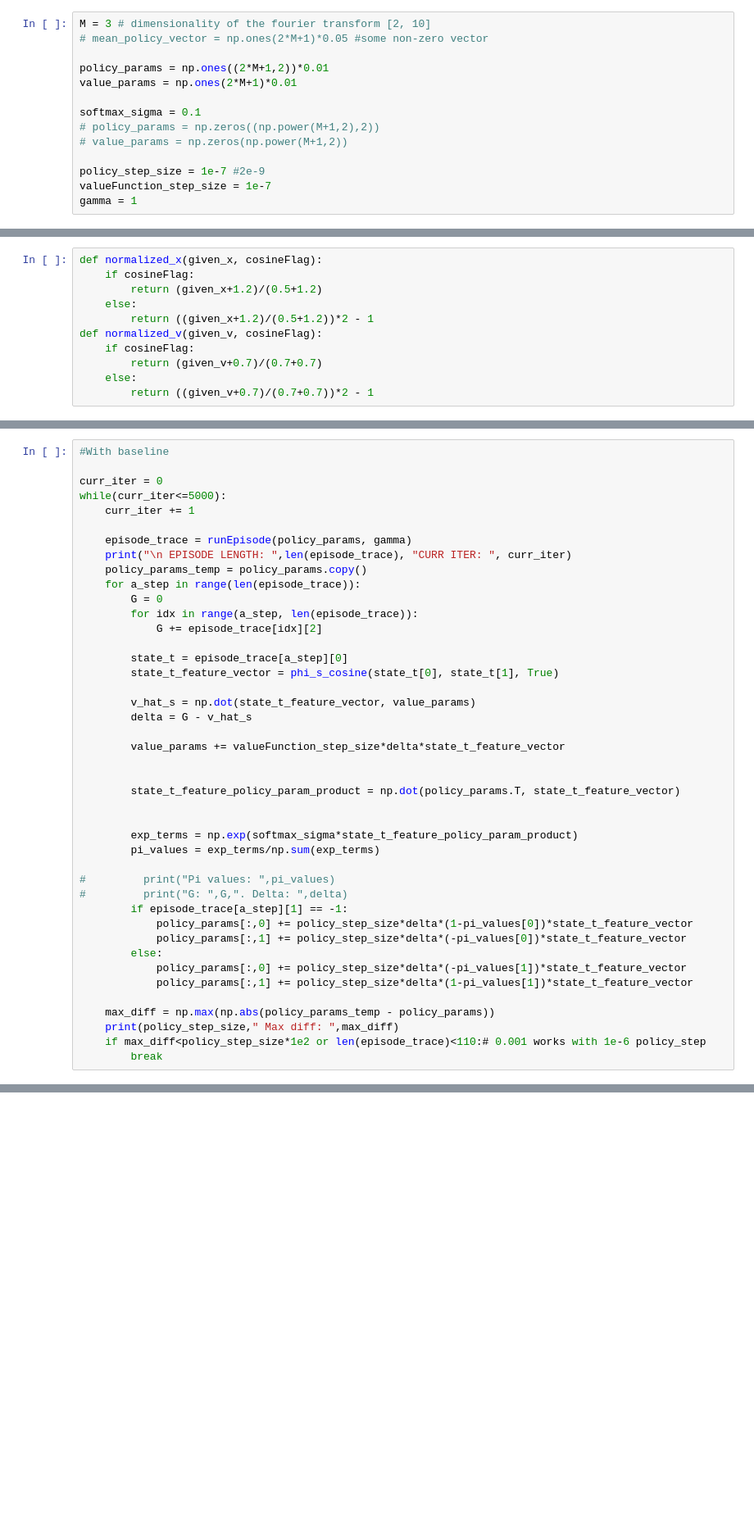
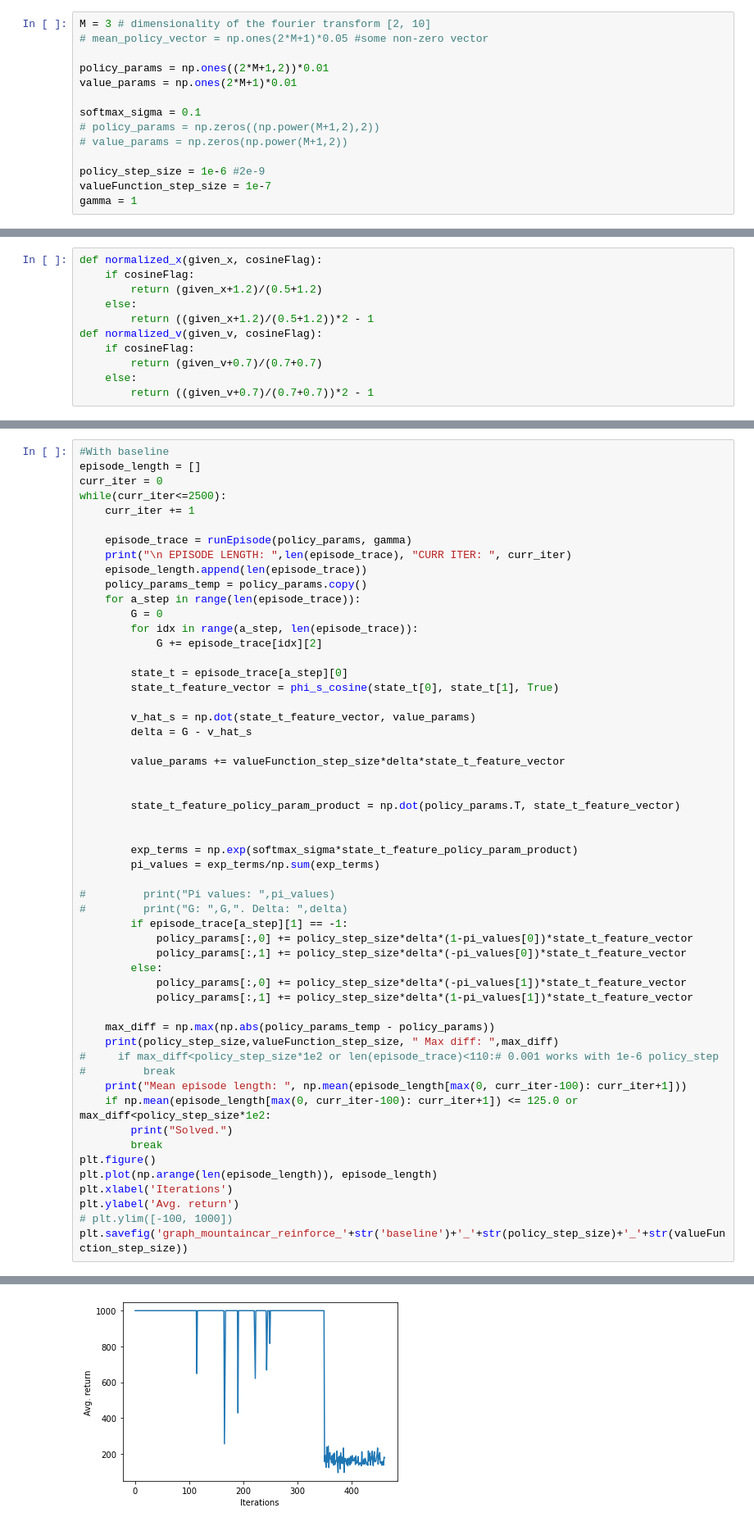
Before and after one commit to AlolikaGon/RL_PolicyGradientMethods, a Jupyter notebook: ShivamCode/Reinforce_Baseline_MountainCar.ipynb, the cells around one changed output, grey strips where cells are left out. Shown at 82% size. Drawn from its saved outputs; the diff is of its cells as text; blank space fills up the shorter version.

```diff
--- a/ShivamCode/Reinforce_Baseline_MountainCar.ipynb
+++ b/ShivamCode/Reinforce_Baseline_MountainCar.ipynb
@@ -15,7 +16,7 @@ softmax_sigma = 0.1
 # policy_params = np.zeros((np.power(M+1,2),2))
 # value_params = np.zeros(np.power(M+1,2))
 
-policy_step_size = 1e-7 #2e-9
+policy_step_size = 1e-6 #2e-9
 valueFunction_step_size = 1e-7
 gamma = 1
 # %%
@@ -133,13 +134,14 @@ def runEpisode(policy_params, gamma):
     return episode_trace
 # %%
 #With baseline
-
+episode_length = []
 curr_iter = 0
-while(curr_iter<=5000):
+while(curr_iter<=2500):
     curr_iter += 1
 
     episode_trace = runEpisode(policy_params, gamma)
     print("\n EPISODE LENGTH: ",len(episode_trace), "CURR ITER: ", curr_iter)
+    episode_length.append(len(episode_trace))
     policy_params_temp = policy_params.copy()
     for a_step in range(len(episode_trace)):
         G = 0
@@ -171,8 +173,18 @@ while(curr_iter<=5000):
             policy_params[:,1] += policy_step_size*delta*(1-pi_values[1])*state_t_feature_vector
 
     max_diff = np.max(np.abs(policy_params_temp - policy_params))
-    print(policy_step_size," Max diff: ",max_diff)
-    if max_diff<policy_step_size*1e2 or len(episode_trace)<110:# 0.001 works with 1e-6 policy_step
+    print(policy_step_size,valueFunction_step_size, " Max diff: ",max_diff)
+#     if max_diff<policy_step_size*1e2 or len(episode_trace)<110:# 0.001 works with 1e-6 policy_step
+#         break
+    print("Mean episode length: ", np.mean(episode_length[max(0, curr_iter-100): curr_iter+1]))
+    if np.mean(episode_length[max(0, curr_iter-100): curr_iter+1]) <= 125.0 or max_diff<policy_step_size*1e2:
+        print("Solved.")
         break
+plt.figure()
+plt.plot(np.arange(len(episode_length)), episode_length)
+plt.xlabel('Iterations')
+plt.ylabel('Avg. return')
+# plt.ylim([-100, 1000])
+plt.savefig('graph_mountaincar_reinforce_'+str('baseline')+'_'+str(policy_step_size)+'_'+str(valueFunction_step_size))
 # %% [output]
  EPISODE LENGTH:  1000 CURR ITER:  1
@@ -194,0 +207 @@ Terminated
+[figure, added]
```
Also changed, not shown: parts of 2 cells of this notebook, 19 other files.
